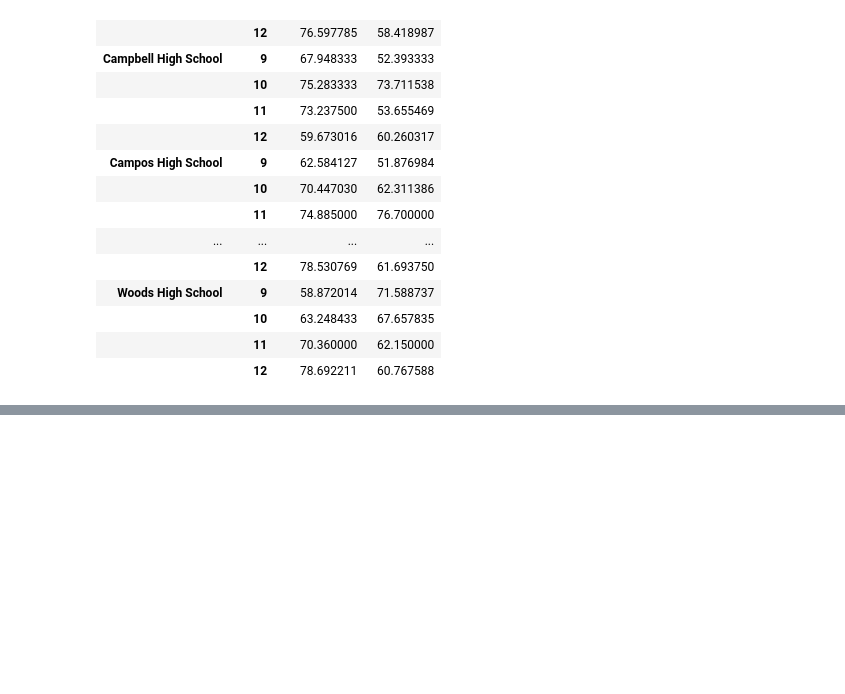
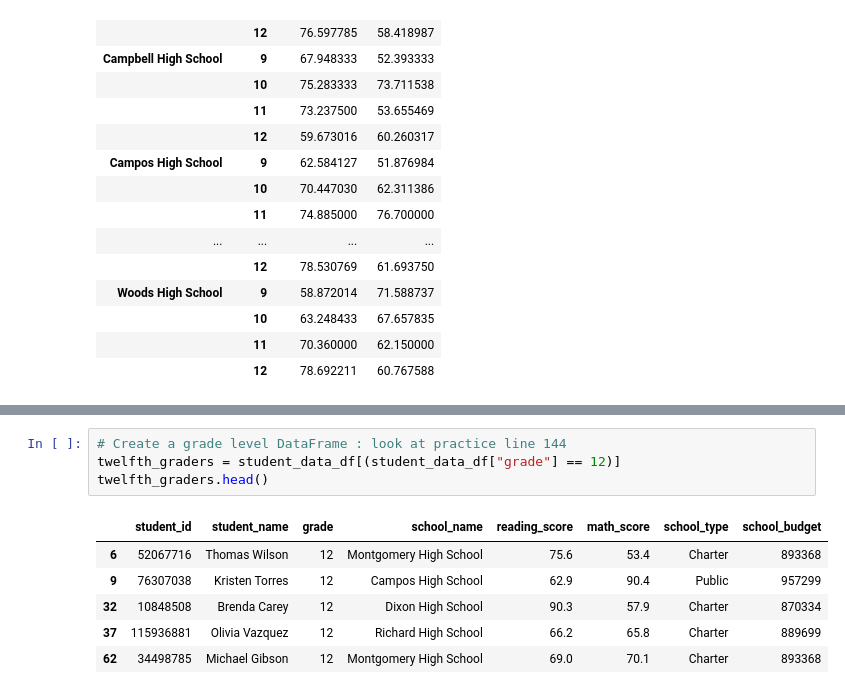
Before and after one commit to LouFoster/Module-4_v2, a Jupyter notebook: Challenge4v2.ipynb, the cells around one changed output, grey strips where cells are left out. Saved outputs shown, nothing was run; the diff lists cells and outputs as text; blank space fills up the shorter version.

```diff
--- a/Challenge4v2.ipynb
+++ b/Challenge4v2.ipynb
@@ -371,3 +371,14 @@ ninth_graders.head()
+# %%
+# Create a grade level DataFrame : look at practice line 144
+twelfth_graders = student_data_df[(student_data_df["grade"] == 12)]
+twelfth_graders.head()
+# %% [output]
+|  | student_id | student_name | grade | school_name | reading_score | math_score | school_type | school_budget |
+| 6 | 52067716 | Thomas Wilson | 12 | Montgomery High School | 75.6 | 53.4 | Charter | 893368 |
+| 9 | 76307038 | Kristen Torres | 12 | Campos High School | 62.9 | 90.4 | Public | 957299 |
+| 32 | 10848508 | Brenda Carey | 12 | Dixon High School | 90.3 | 57.9 | Charter | 870334 |
+| 37 | 115936881 | Olivia Vazquez | 12 | Richard High School | 66.2 | 65.8 | Charter | 889699 |
+| 62 | 34498785 | Michael Gibson | 12 | Montgomery High School | 69.0 | 70.1 | Charter | 893368 |
 # %%
 # Group each school Series by the school name for the average reading score
 ninth_grade_reading_scores = ninth_graders.groupby(["school_name"]).mean()["reading_score"]
```
Also changed, not shown: parts of 13 cells of this notebook.
